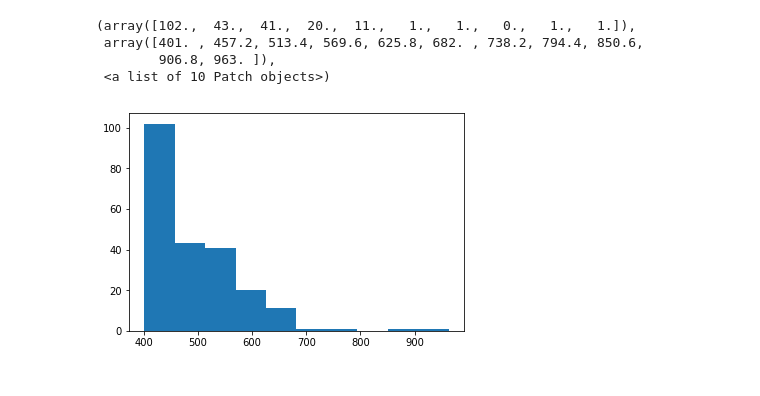
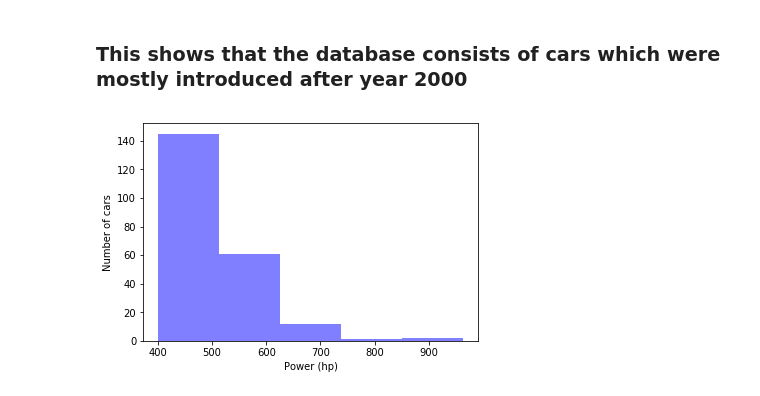
Before and after one commit to prashantgupta24/python-web-scraper, a Jupyter notebook: src/carinfo_plots.ipynb, the cells around one changed output. Drawn from its saved outputs; the diff is of its cells as text; code cells hidden in the pictures.

Commit message:
refactored plots

```diff
--- a/src/carinfo_plots.ipynb
+++ b/src/carinfo_plots.ipynb
@@ -33,9 +29,10 @@ plt.hist(carDataFrame["Started"])
+# %% [markdown]
+### This shows that the database consists of cars which were mostly introduced after year 2000
 # %%
 carDataFrame=carDataFrame.sort_values(by=["Power"])
-plt.hist(carDataFrame["Power"])
+plt.hist(carDataFrame["Power"], 5, facecolor='blue', alpha=0.5)
+plt.xlabel('Power (hp)')
+plt.ylabel('Number of cars')
+plt.show()
 # %% [output]
-(array([102.,  43.,  41.,  20.,  11.,   1.,   1.,   0.,   1.,   1.]),
- array([401. , 457.2, 513.4, 569.6, 625.8, 682. , 738.2, 794.4, 850.6,
-        906.8, 963. ]),
- <a list of 10 Patch objects>)
-[figure, old version]
+[figure, new version]
```
Also changed, not shown: parts of 10 cells of this notebook.
